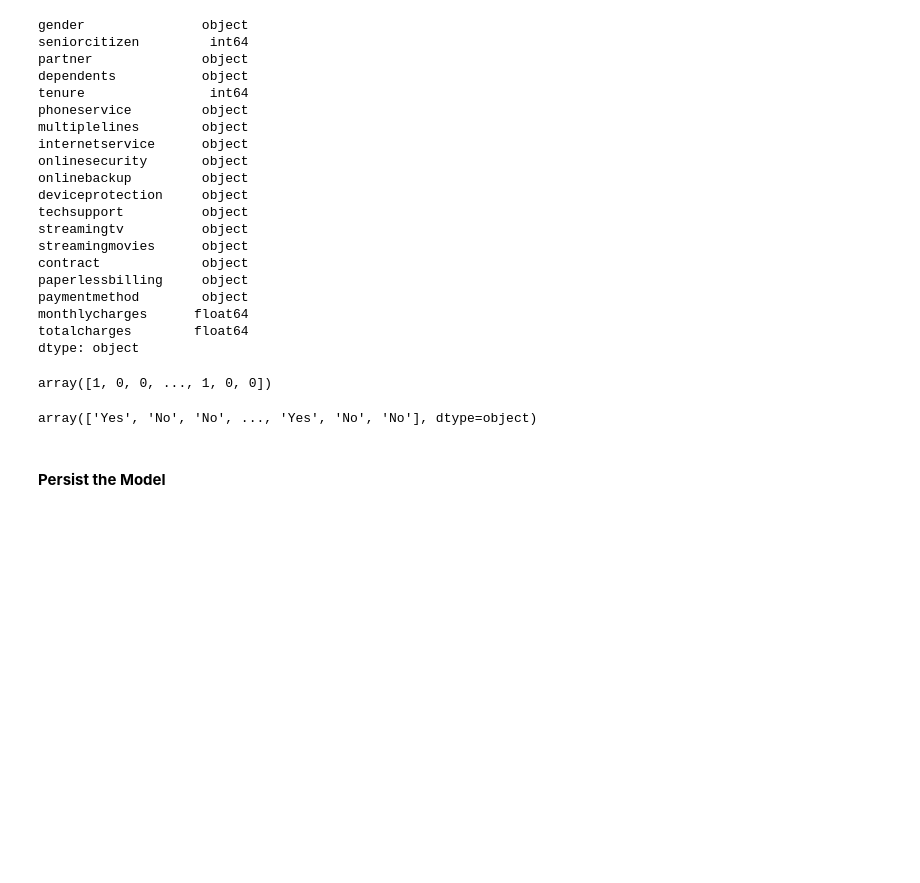
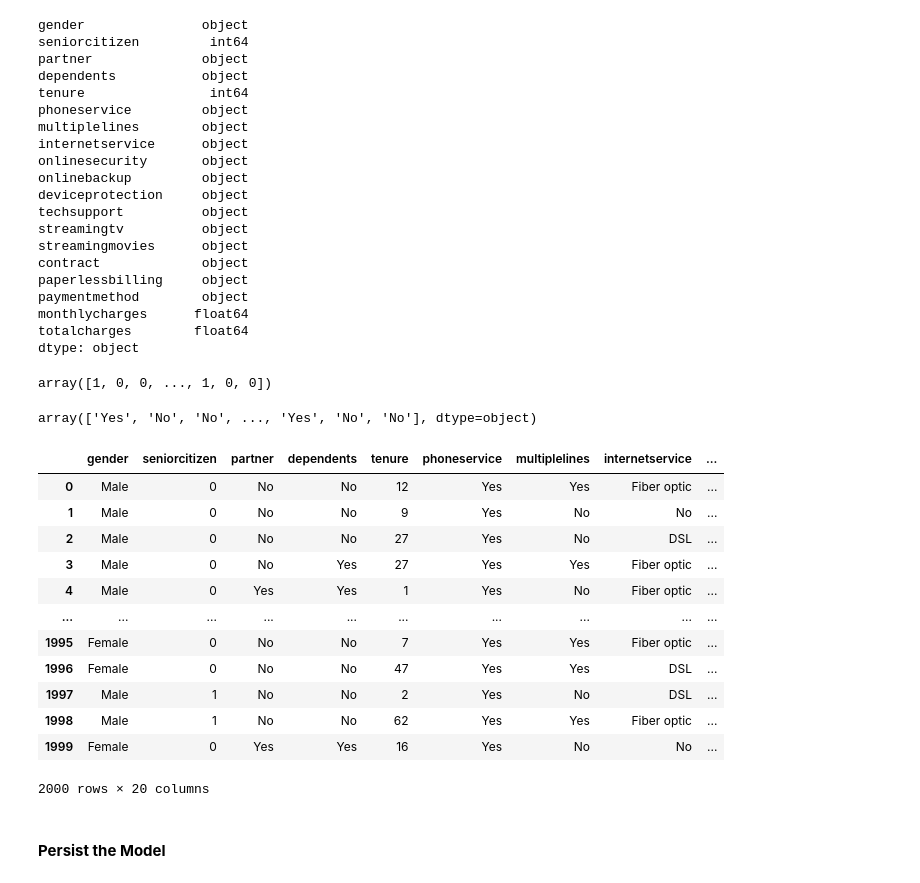
Before and after one commit to Davis-Azangu-DataAnalyst/Classification-Project-LP2, a Jupyter notebook: Notebooks/Churn_LP2 1_V2.ipynb, the cells around one changed output. Drawn from its saved outputs; the diff is of its cells as text; code cells hidden in the pictures; blank space fills up the shorter version.

```diff
--- a/Notebooks/Churn_LP2 1_V2.ipynb
+++ b/Notebooks/Churn_LP2 1_V2.ipynb
@@ -1444,6 +1445,25 @@ predictions
 # %% [output]
 array([1, 0, 0, ..., 1, 0, 0])
 # %%
-encoder.inverse_transform(predictions)
+decoded_predictions= encoder.inverse_transform(predictions)
+decoded_predictions
 # %% [output]
 array(['Yes', 'No', 'No', ..., 'Yes', 'No', 'No'], dtype=object)
+# %%
+test_df['churn'] = decoded_predictions
+# %%
+test_df
+# %% [output]
+|  | gender | seniorcitizen | partner | dependents | tenure | phoneservice | multiplelines | internetservice | ... |
+| 0 | Male | 0 | No | No | 12 | Yes | Yes | Fiber optic | ... |
+| 1 | Male | 0 | No | No | 9 | Yes | No | No | ... |
+| 2 | Male | 0 | No | No | 27 | Yes | No | DSL | ... |
+| 3 | Male | 0 | No | Yes | 27 | Yes | Yes | Fiber optic | ... |
+| 4 | Male | 0 | Yes | Yes | 1 | Yes | No | Fiber optic | ... |
+| ... | ... | ... | ... | ... | ... | ... | ... | ... | ... |
+| 1995 | Female | 0 | No | No | 7 | Yes | Yes | Fiber optic | ... |
+| 1996 | Female | 0 | No | No | 47 | Yes | Yes | DSL | ... |
+| 1997 | Male | 1 | No | No | 2 | Yes | No | DSL | ... |
+| 1998 | Male | 1 | No | No | 62 | Yes | Yes | Fiber optic | ... |
+| 1999 | Female | 0 | Yes | Yes | 16 | Yes | No | No | ... |
+2000 rows × 20 columns
```
Also changed, not shown: parts of 5 cells of this notebook.
